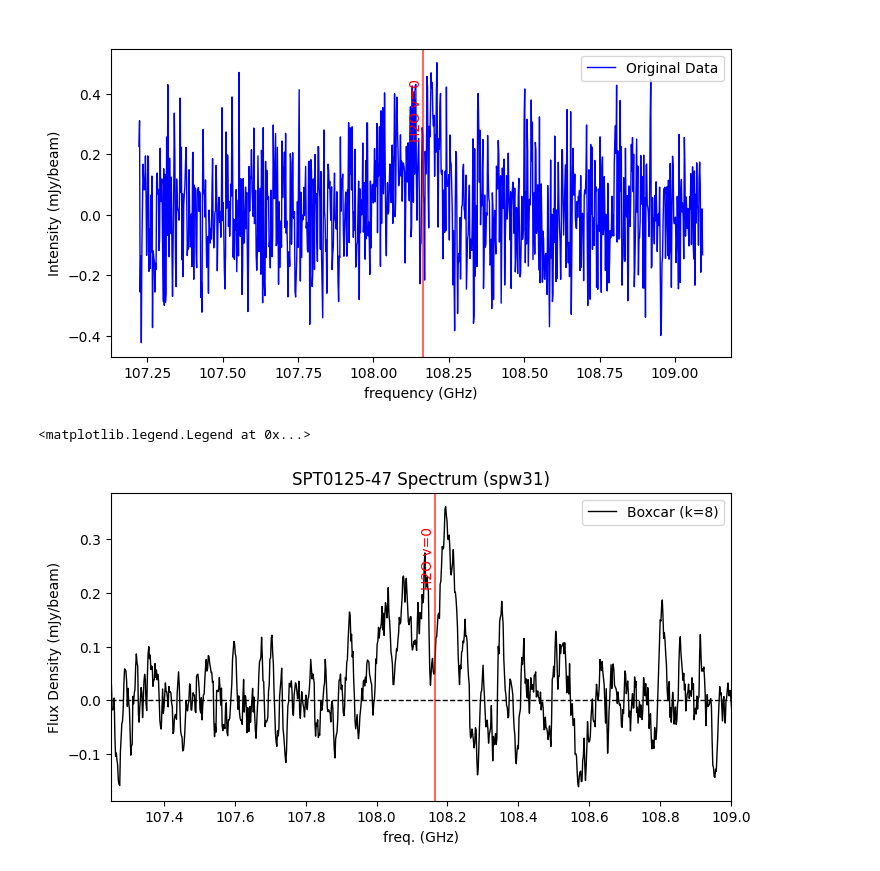
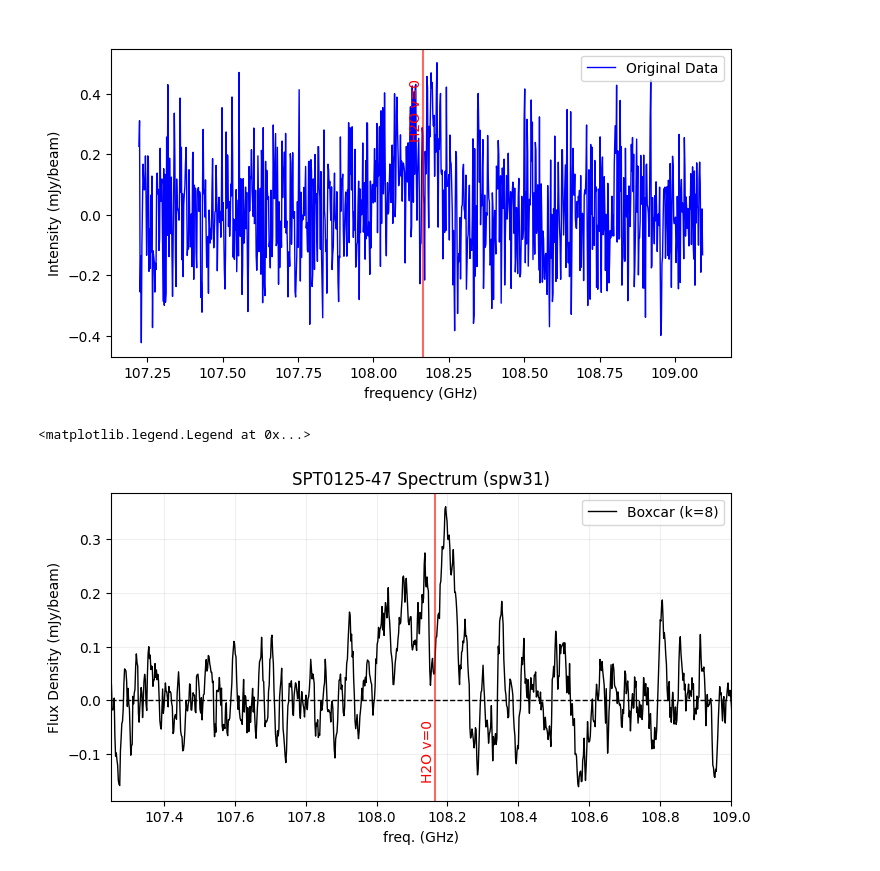
Before and after one commit to 000RF/spectral-line, a Jupyter notebook: SPT0125_47/SPW 31/spw31.ipynb, the cells around one changed output. Saved outputs shown, nothing was run; the diff lists cells and outputs as text; code cells hidden in the pictures.

Commit message:
SPT0125-47 figures

```diff
--- a/SPT0125_47/SPW 31/spw31.ipynb
+++ b/SPT0125_47/SPW 31/spw31.ipynb
@@ -57,33 +57,33 @@ y_binned_boxcar = boxcar_smooth(y_binned, kernel_size=5)
 plt.figure(figsize=(8, 4))
 plt.plot(x_binned, y_binned_boxcar, color="black", linewidth=1, label="Boxcar (k=    )+binning(b=    )")
 for freq, label in my_lines:
     plt.axvline(freq, color="red", linestyle="-", alpha=0.6)
     plt.text(freq, max(y_binned_boxcar)*0.1, label, rotation=90, color="red", fontsize=10, ha='right', va='top')
 plt.xlabel("frequency (GHz)")
 plt.ylabel("Flux Density (mJy/beam)")
 plt.title("SPT0125-47 Spectrum (spw31)")
 plt.xlim(107.25,109.00)
 #plt.ylim(    ,     )
 plt.axhline(0, color="black", linewidth=1, linestyle="--")
 plt.grid(False)
 plt.legend()
 '''
 #if you just need boxcar smoothing
 
 y_boxcar = boxcar_smooth(y, kernel_size=8)
 
 plt.figure(figsize=(8, 4))
 plt.plot(x, y_boxcar, color="black", linewidth=1, label="Boxcar (k=8)")
 for freq, label in my_lines:
     plt.axvline(freq, color="red", linestyle="-", alpha=0.6)
-    plt.text(freq, max(y_boxcar)*0.9, label, rotation=90, color="red", fontsize=10, ha='right', va='top')
+    plt.text(freq, max(y_boxcar)*-0.1, label, rotation=90, color="red", fontsize=10, ha='right', va='top')
 plt.xlabel("freq. (GHz)")
 plt.ylabel("Flux Density (mJy/beam)")
 plt.title("SPT0125-47 Spectrum (spw31)")
 plt.xlim(107.25,109.00)
 plt.axhline(0, color="black", linewidth=1, linestyle="--")
-plt.grid(False)
+plt.grid(True, alpha=0.2)
 plt.legend()
 # %% [output]
 <matplotlib.legend.Legend at 0x...>
-[figure, old version]
+[figure, new version]
```
Also changed, not shown: 5 other files.
